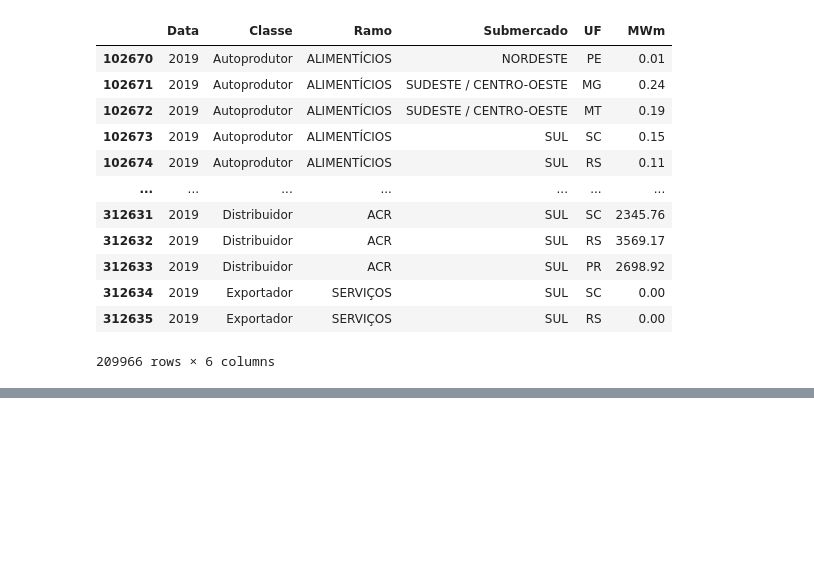
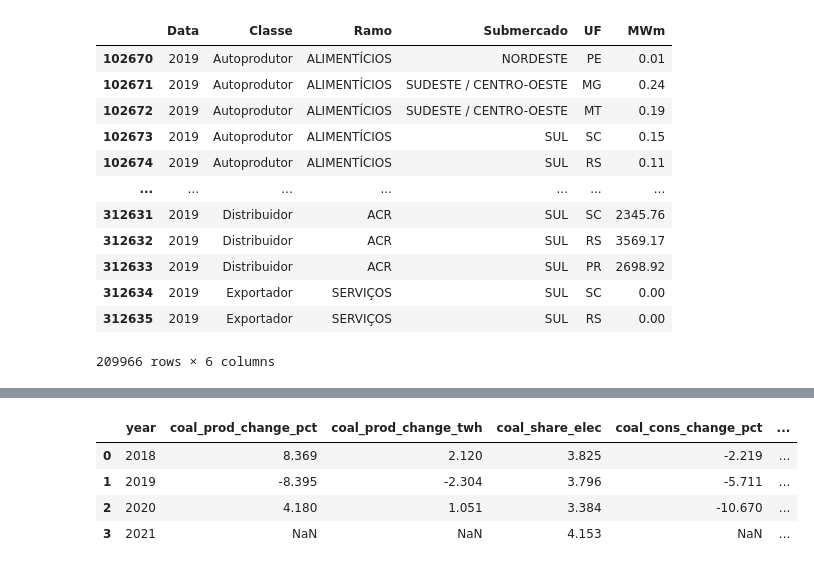
Before and after one commit to freireoliveira/tecnicas_1, a Jupyter notebook: Projeto_Tecnicas_Program1.ipynb, the cells around one changed output, grey strips where cells are left out. Drawn from its saved outputs; the diff is of its cells as text; code cells hidden in the pictures; blank space fills up the shorter version.

```diff
--- a/Projeto_Tecnicas_Program1.ipynb
+++ b/Projeto_Tecnicas_Program1.ipynb
@@ -246,0 +298,11 @@ fig.show()
+# %%
+# Dataframe com informações apenas de carvão
+df = actual_table.loc[:, actual_table.columns.str.contains('coal')]
+df_coal = pd.concat((actual_table['year'], df), axis=1).reset_index(drop=True)
+df_coal
+# %% [output]
+|  | year | coal_prod_change_pct | coal_prod_change_twh | coal_share_elec | coal_cons_change_pct | ... |
+| 0 | 2018 | 8.369 | 2.120 | 3.825 | -2.219 | ... |
+| 1 | 2019 | -8.395 | -2.304 | 3.796 | -5.711 | ... |
+| 2 | 2020 | 4.180 | 1.051 | 3.384 | -10.670 | ... |
+| 3 | 2021 | NaN | NaN | 4.153 | NaN | ... |
```
Also changed, not shown: parts of 19 cells of this notebook.
